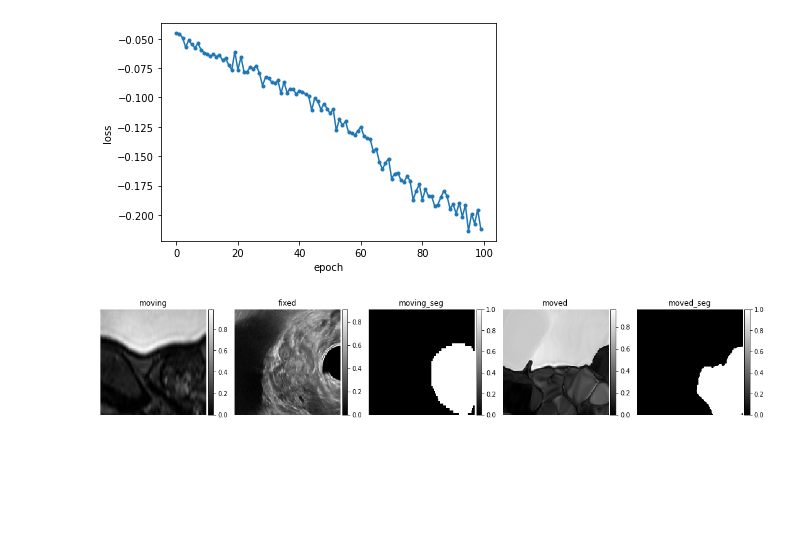
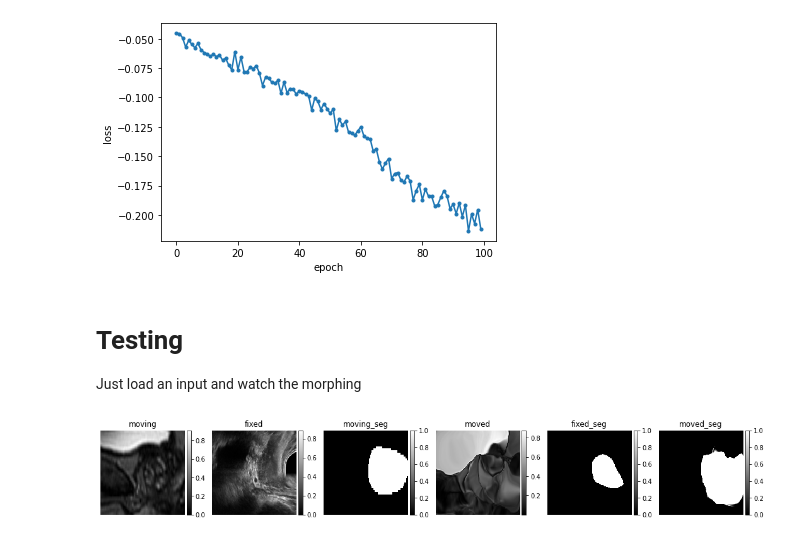
Before and after one commit to ilVecc/ProstMorph, a Jupyter notebook: notebooks/prostmorph.ipynb, the cells around one changed output. Saved outputs shown, nothing was run; the diff lists cells and outputs as text; code cells hidden in the pictures; blank space fills up the shorter version.

```diff
--- a/notebooks/prostmorph.ipynb
+++ b/notebooks/prostmorph.ipynb
@@ -19,19 +16,0 @@ Load images and segmentations, then convert them to Numpy
-# %%
-base_folder = Path(r"R:\DATASET_PROSTATE")
-patient, mr_data, us_data = "paziente1000", "Dato1", "Dato1"
-
-# prepare filenames
-mr_data_folder = base_folder / "mri" / patient / mr_data
-us_data_folder = base_folder / "us" / patient / us_data
-mr_image_filename = list(mr_data_folder.rglob("MRI*"))[0]
-us_image_filename = list(us_data_folder.rglob("US*"))[0]
-mr_prostate_filename = list(mr_data_folder.rglob("Prostate*"))[0]
-us_prostate_filename = list(us_data_folder.rglob("Prostate*"))[0]
-del mr_data_folder, us_data_folder
-
-# load and crop
-isotropic_spacing = [0.5, 0.5, 0.5]
-cropping_size = [144, 144, 144]  # the paper uses [160, 192, 224]...
-mr_image_cropped, mr_prostate_cropped, mr_image_nrrd, mr_prostate_nrrd = ImageLoader.load_image(mr_image_filename, mr_prostate_filename, isotropic_spacing, cropping_size)
-us_image_cropped, us_prostate_cropped, us_image_nrrd, us_prostate_nrrd = ImageLoader.load_image(us_image_filename, us_prostate_filename, isotropic_spacing, cropping_size)
-del mr_image_filename, us_image_filename, mr_prostate_filename, us_prostate_filename
@@ -247,8 +120,8 @@ Create dataset generators
 # base_folder = Path(r"R:\DATASET_PROSTATE")
 # # train_generator = DataGenerator(base_folder, batch_size=1, dim=resample_dim, resampling_spacing=(0.5, 0.5, 0.5), use_seg=True)
 
-train_test_split = 0.9
-train_val_split = 0.8
+train_test_split = 0.95
+train_val_split = 0.85
 
 base_folder = Path(r"R:\DATASET_PROSTATE\numpy")
 full_data = np.array(list(base_folder.iterdir()))
@@ -269,5 +138,5 @@ steps_per_epoch = 100
 # %%
-model = prepare_model(inshape=resample_dim, use_seg=True)
+model = prepare_model(inshape=(128, 128, 128), use_seg=True)
 # %% [output]
 vxm info: mutual information loss is experimental
 # %%
@@ -313,15 +185,19 @@ def plot_history(hist, loss_name='loss'):
 plot_history(hist)
 # %% [output]
 [figure]
+# %% [markdown]
+# Testing
+
+Just load an input and watch the morphing
 # %%
-test_input, _ = test_generator[0]
+test_input, test_output = test_generator[4]
 test_pred = model.predict(test_input)
 # %%
-images = [img[0, :, :, 60].squeeze() for img in [test_input[0], test_input[1], test_input[2], test_pred[0], test_pred[2]]]
-titles = ['moving', 'fixed', 'moving_seg', 'moved', 'moved_seg']
-ne.plot.slices(images, titles=titles, cmaps=['gray'], do_colorbars=True);
+images = [img[0, :, :, 60].squeeze() for img in [test_input[0], test_input[1], test_input[2], test_pred[0], test_output[2], test_pred[2]]]
+titles = ['moving', 'fixed', 'moving_seg', 'moved', 'fixed_seg', 'moved_seg']
+_ = ne.plot.slices(images, titles=titles, cmaps=['gray'], do_colorbars=True)
 # %% [output]
-[figure, old version]
+[figure, new version]
 # %%
 flow = test_pred[1].squeeze()
 _ = ne.plot.flow([flow[:, :, i, [0,1]] for i in range(0, 64, 8)], width=25)
```
Also changed, not shown: parts of 15 cells of this notebook, 3 other files.
